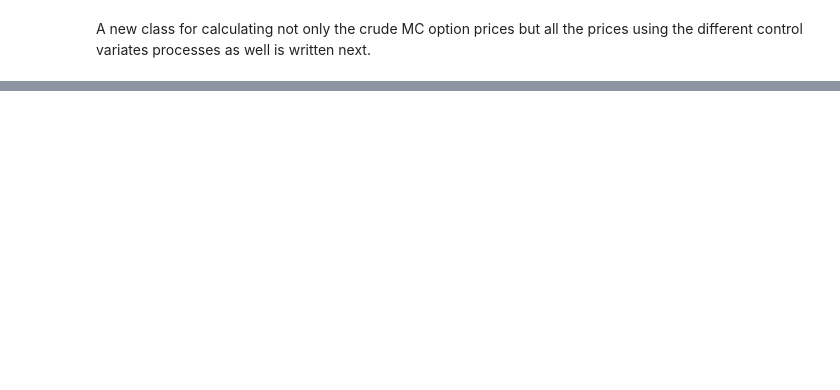
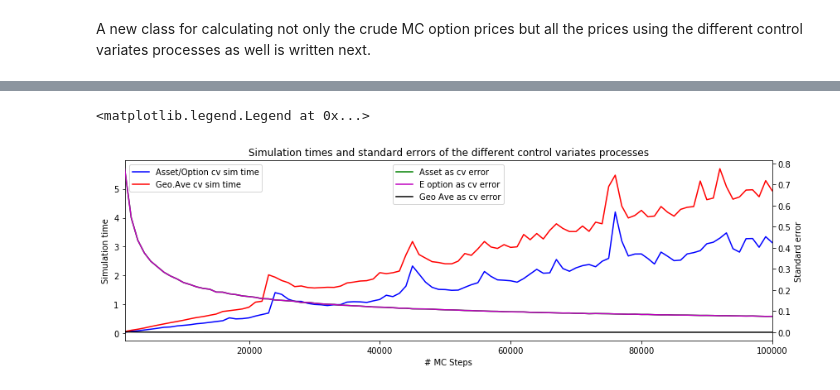
Before and after one commit to jacobeskin/Monte-Carlo-Simulations-in-Finance, a Jupyter notebook: A study of MC in option pricing/Options.ipynb, the cells around one changed output, grey strips where cells are left out. Drawn from its saved outputs; the diff is of its cells as text; code cells hidden in the pictures; blank space fills up the shorter version.

```diff
--- a/A study of MC in option pricing/Options.ipynb
+++ b/A study of MC in option pricing/Options.ipynb
@@ -1447,0 +1699,32 @@ SyntaxError: unexpected EOF while parsing (<ipython-input-27-e7a2da4db1eb>, line
+# %%
+# Plot of how the standard errors and simulations times behave as functions of MC steps
+x_axis = [i for i in range(1000,100001, 1000)]
+
+f1 = plt.figure(12, figsize=(14,4))
+
+ax = f1.add_subplot(111, label='Simulation time')
+ax2 = f1.add_subplot(111, label='Standard error', frame_on=False)
+
+ax.plot(x_axis, ao_time, 'b-', label='Asset/Option cv sim time')
+ax.plot(x_axis, ga_time, 'r-', label='Geo.Ave cv sim time')
+
+ax.set_xlabel('# MC Steps')
+ax.set_ylabel('Simulation time')
+ax.set_xlim(x_axis[0], x_axis[-1])
+
+ax2.plot(x_axis, asset_error, 'g-', label='Asset as cv error')
+ax2.plot(x_axis, eoption_error, 'm-', label='E option as cv error')
+ax2.plot(x_axis, ga_error, 'k-', label='Geo Ave as cv error')
+
+ax2.set_xticks([])
+ax2.yaxis.tick_right()
+ax2.set_ylabel('Standard error')
+ax2.yaxis.set_label_position('right')
+ax2.set_xlim(x_axis[0], x_axis[-1])
+
+ax.set_title('Simulation times and standard errors of the different control variates processes')
+ax.legend(loc='upper left')
+ax2.legend(loc='upper center')
+# %% [output]
+<matplotlib.legend.Legend at 0x...>
+[figure, added]
```
Also changed, not shown: parts of 29 cells of this notebook.
